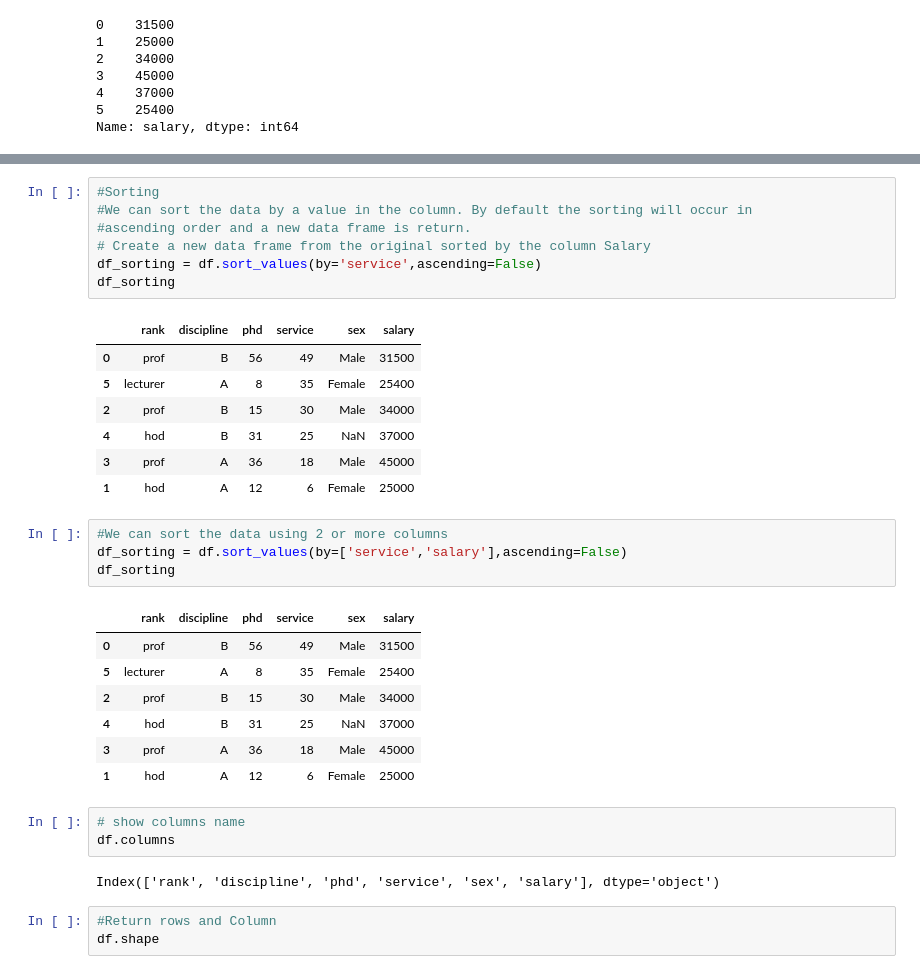
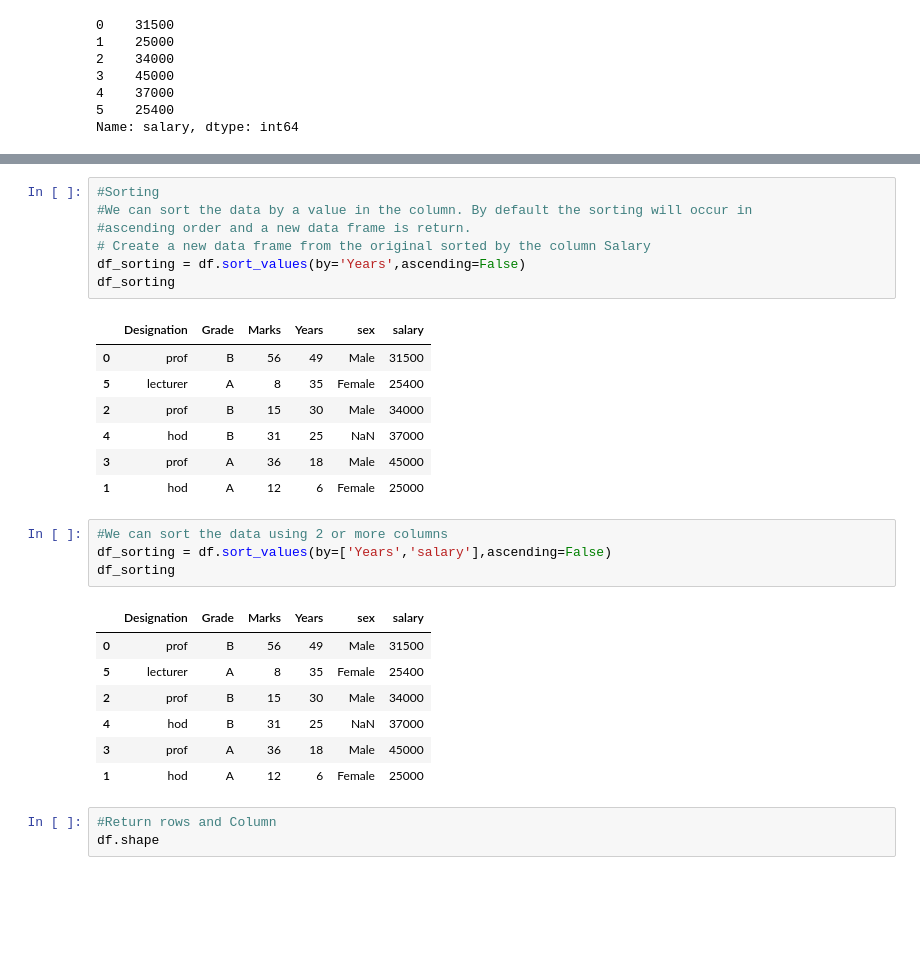
Before and after one commit to Netra-Tek/Data-Analysis, a Jupyter notebook: EmployeeAnalysis.ipynb, the cells around one changed output, grey strips where cells are left out. Saved outputs shown, nothing was run; the diff lists cells and outputs as text; blank space fills up the shorter version.

```diff
--- a/EmployeeAnalysis.ipynb
+++ b/EmployeeAnalysis.ipynb
@@ -323,12 +323,12 @@ df.iloc[[0,5], [1,3]]
 # %%
 #Sorting
 #We can sort the data by a value in the column. By default the sorting will occur in
 #ascending order and a new data frame is return.
 # Create a new data frame from the original sorted by the column Salary
-df_sorting = df.sort_values(by='service',ascending=False)
+df_sorting = df.sort_values(by='Years',ascending=False)
 df_sorting
 # %% [output]
-|  | rank | discipline | phd | service | sex | salary |
+|  | Designation | Grade | Marks | Years | sex | salary |
 | 0 | prof | B | 56 | 49 | Male | 31500 |
 | 5 | lecturer | A | 8 | 35 | Female | 25400 |
 | 2 | prof | B | 15 | 30 | Male | 34000 |
@@ -337,21 +337,16 @@ df_sorting
 | 1 | hod | A | 12 | 6 | Female | 25000 |
 # %%
 #We can sort the data using 2 or more columns
-df_sorting = df.sort_values(by=['service','salary'],ascending=False)
+df_sorting = df.sort_values(by=['Years','salary'],ascending=False)
 df_sorting
 # %% [output]
-|  | rank | discipline | phd | service | sex | salary |
+|  | Designation | Grade | Marks | Years | sex | salary |
 | 0 | prof | B | 56 | 49 | Male | 31500 |
 | 5 | lecturer | A | 8 | 35 | Female | 25400 |
 | 2 | prof | B | 15 | 30 | Male | 34000 |
 | 4 | hod | B | 31 | 25 | NaN | 37000 |
 | 3 | prof | A | 36 | 18 | Male | 45000 |
 | 1 | hod | A | 12 | 6 | Female | 25000 |
-# %%
-# show columns name
-df.columns
-# %% [output]
-Index(['rank', 'discipline', 'phd', 'service', 'sex', 'salary'], dtype='object')
 # %%
 #Return rows and Column
 df.shape
```
Also changed, not shown: parts of 30 cells of this notebook, 1 other file.
